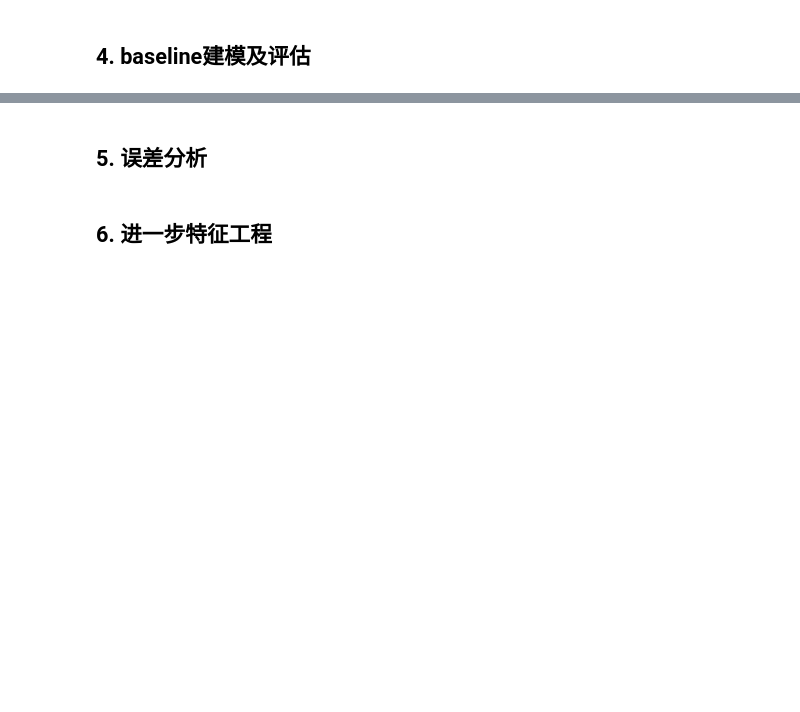
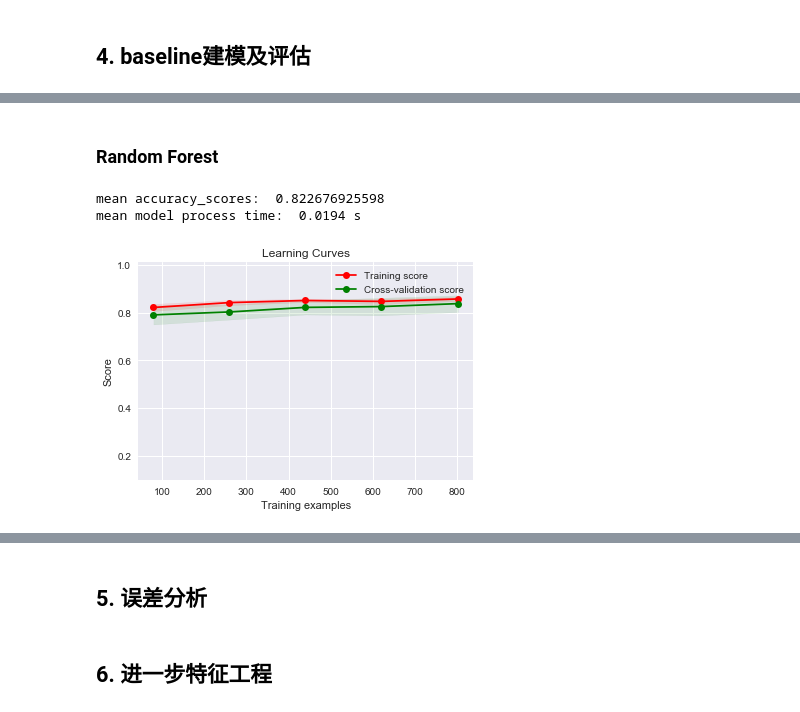
Before and after one commit to hidejxz/hidejxz, a Jupyter notebook: docs/source/case/titanic.ipynb, the cells around one changed output, grey strips where cells are left out. Cells and saved outputs as stored; diff of their text form; code cells hidden in the pictures; blank space fills up the shorter version.

```diff
--- a/docs/source/case/titanic.ipynb
+++ b/docs/source/case/titanic.ipynb
@@ -248,0 +411,14 @@ all_data.drop(['PassengerId','Name','SibSp','Parch','Ticket'],axis = 1,inplace =
+# %% [markdown]
+### Random Forest
+# %%
+from sklearn.ensemble import RandomForestClassifier
+def rf_model(X_train, X_test, y_train):
+    model = RandomForestClassifier(max_depth = 8,min_samples_leaf = 5,min_samples_split = 5)
+    model.fit(X_train, y_train)
+    predictions = model.predict(X_test)
+    return predictions,model
+mean_accuracy['rf'],mean_time['rf'] = kfold_plot(x_train, y_train, rf_model)
+# %% [output]
+mean accuracy_scores:  0.822676925598
+mean model process time:  0.0194 s
+[figure, added]
```
Also changed, not shown: parts of 28 cells of this notebook, 16 other files.
